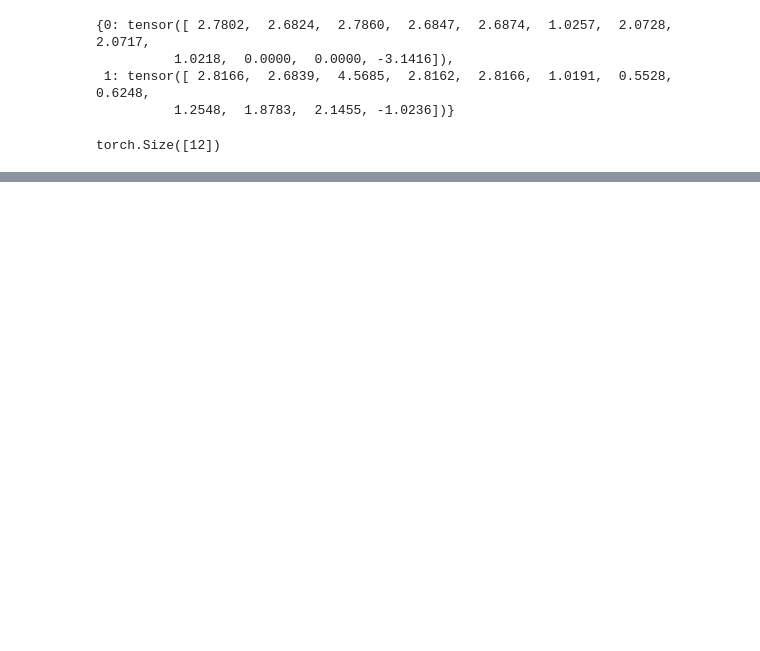
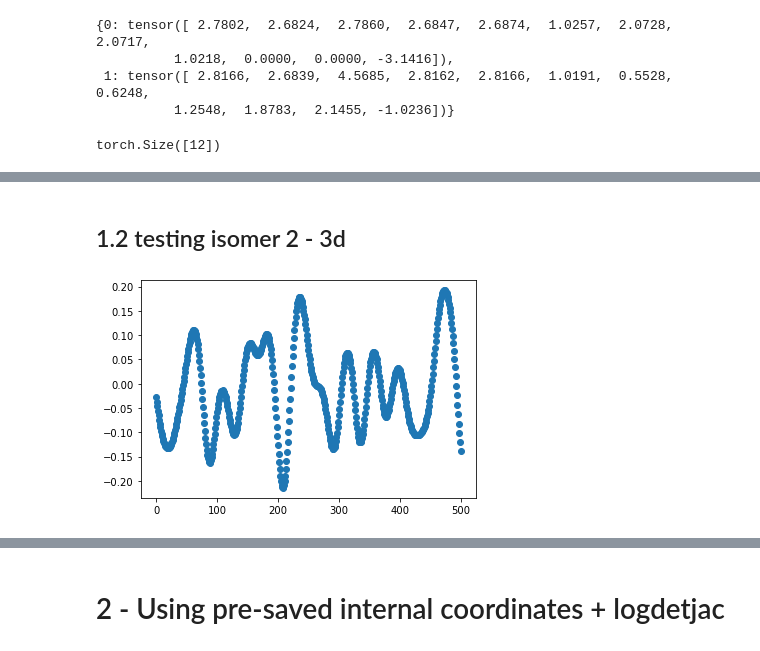
Before and after one commit to anacmolina/ML-DFT, a Jupyter notebook: notebooks/13 - testing new coordinate mappings implementations.ipynb, the cells around one changed output, grey strips where cells are left out. Saved outputs shown, nothing was run; the diff lists cells and outputs as text; code cells hidden in the pictures; blank space fills up the shorter version.

```diff
--- a/notebooks/13 - testing new coordinate mappings implementations.ipynb
+++ b/notebooks/13 - testing new coordinate mappings implementations.ipynb
@@ -128,0 +133,17 @@ for i in range(12):
+# %% [markdown]
+## 1.2 testing isomer 2 - 3d
+# %%
+traj_is2 = Trajectory(get_path() + 'md_trajectories/' + 'ag6_is2_lcao.traj')
+coord_maps = Coordinates_mapping()
+xs_ldj_nrg_is2 = coord_maps.get_internal_from_trajectory(traj_is2, temperature=300, max_samples=500)
+# %%
+logdetjacs = xs_ldj_nrg_is2[:,-2]
+energies = xs_ldj_nrg_is2[:,-1]
+xs_is2 = xs_ldj_nrg_is2[:,:-2]
+xs_is2_real_centered, logdetjacs, energies = coord_maps.get_real_centered_from_internal(xs_is2, logdetjacs, isomer=1, energies=energies)
+# %%
+for i in range(12):
+    plt.figure()
+    plt.plot(xs_is2_real_centered[:, i].numpy(), 'o')
+# %% [output]
+[figure, added]
@@ -128,0 +161,2 @@ for i in range(12):
+# %% [markdown]
+# 2 - Using pre-saved internal coordinates + logdetjac
```
Also changed, not shown: parts of 12 cells of this notebook.
